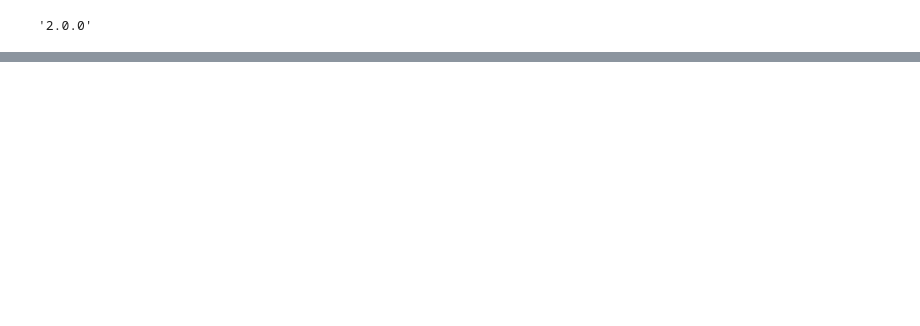
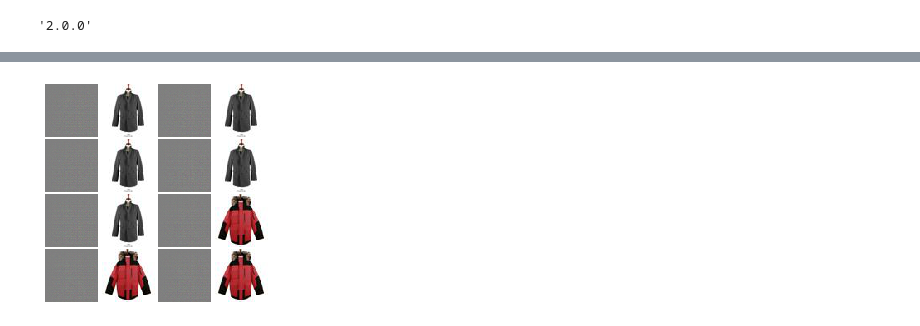
Before and after one commit to Dmytro-Shvetsov/Clothing-Translation, a Jupyter notebook: model_training.ipynb, the cells around one changed output, grey strips where cells are left out. Saved outputs shown, nothing was run; the diff lists cells and outputs as text; code cells hidden in the pictures; blank space fills up the shorter version.

```diff
--- a/model_training.ipynb
+++ b/model_training.ipynb
@@ -349,0 +372,14 @@ SyntaxError: invalid syntax (<ipython-input-6-7f862bf2c243>, line 13)
+# %%
+def select_image(assoc, not_assoc1, not_assoc2):
+    random_index = np.random.binomial(3, 1/3)
+    if random_index == 0:
+        t = 1
+#         feed = tf.concat((X, y_assoc), axis=3)
+        feed = assoc
+    elif random_index == 1:
+        t = 0
+        feed = not_assoc1
+    else:
+        t = 0
+        feed = not_assoc2
+    return t, feed
@@ -349,0 +397,71 @@ SyntaxError: invalid syntax (<ipython-input-6-7f862bf2c243>, line 13)
+# %%
+device = '/device:GPU:0'
+BATCH_SIZE = 64
+MOMENTUM = 0.5
+n_epochs = 25
+learning_rate = 0.0002
+print_freq = 5 # print results every print_freq batches
+
+with tf.device(device):
+    lookbook = Dataset(TRAIN_FOLDER, VAL_FOLDER, TEST_FOLDER)
+    solver = tf.keras.optimizers.SGD(learning_rate, MOMENTUM)
+
+    converter = Converter(BATCH_SIZE)
+    real_fake_discrim = Discriminator(input_shape=(BATCH_SIZE, 64, 64, 3))
+    domain_discrim = Discriminator(input_shape=(BATCH_SIZE, 64, 64, 3))
+
+    for i in range(n_epochs):
+        for j, batch in enumerate(lookbook.get_iter(BATCH_SIZE, 'train')):
+            X, y_assoc, y_not_assoc = [norm(data) for data in batch]
+            random_noise = sample_noise(X.shape)
+            y_hat = converter(random_noise, True)
+
+
+            with tf.GradientTape() as tape:
+                logits_real = real_fake_discrim(y_assoc, True)
+                logits_fake = real_fake_discrim(y_hat, True)
+
+                rf_loss = rf_discrim_loss(logits_real, logits_fake)
+                gradients = tape.gradient(rf_loss, real_fake_discrim.trainable_variables)
+                solver.apply_gradients(zip(gradients, real_fake_discrim.trainable_variables))
+
+            t, feed = select_image(y_assoc, y_not_assoc, y_hat)
+            sample = np.random.random_sample(logits_real.shape)*0.2
+            with tf.GradientTape() as tape:
+                assoc_logits_pred = domain_discrim(tf.concat((X, feed), axis=3), True)
+                pred_shape = assoc_logits_pred.shape
+                assoc_logits_true = tf.ones(pred_shape) - sample if t == 1 else sample
+
+                domain_loss = domain_discrim_loss(assoc_logits_true, assoc_logits_pred)
+                gradients = tape.gradient(domain_loss, domain_discrim.trainable_variables)
+                solver.apply_gradients(zip(gradients, domain_discrim.trainable_variables))
+
+            t, feed = select_image(y_assoc, y_not_assoc, y_hat)
+            sample = np.random.random_sample(logits_real.shape)*0.2
+            random_noise = sample_noise(X.shape)
+            with tf.GradientTape() as tape:
+                y_hat = converter(random_noise, True)
+
+                logits_fake = real_fake_discrim(y_hat, True)
+                logits_real = tf.ones(shape=logits_fake.shape) - sample
+                loss1 = rf_discrim_loss(logits_real, logits_fake)
+
+                assoc_logits_pred = domain_discrim(tf.concat((X, feed), axis=3), True)
+                pred_shape = assoc_logits_pred.shape
+                assoc_logits_true = tf.ones(pred_shape) - sample if t == 1 else sample
+                loss2 = domain_discrim_loss(assoc_logits_true, assoc_logits_pred)
+
+                conv_loss = 0.5 * loss1 + 0.5 * loss2
+                gradients = tape.gradient(conv_loss, converter.trainable_variables)
+                solver.apply_gradients(zip(gradients, converter.trainable_variables))
+
+            if j % print_freq == 0:
+                print(f'Epoch {i}. Batch {j}. C: {conv_loss}, D_A: {domain_loss}, D_R {rf_loss}')
+                y_hat = np.clip(denorm(y_hat), 0, 255)
+                y_assoc = np.clip(denorm(y_assoc), 0, 255)
+                show_images([tf.cast(y_hat[:16], tf.uint8), tf.cast(y_assoc[:16], tf.uint8)])
+                plt.show()
+
+        if i % 20 == 0:
+            solver = tf.keras.optimizers.SGD(learning_rate / 10, MOMENTUM)
+# %% [output]
@@ -349,0 +469 @@ SyntaxError: invalid syntax (<ipython-input-6-7f862bf2c243>, line 13)
+[figure, added]
```
Also changed, not shown: parts of 14 cells of this notebook.
